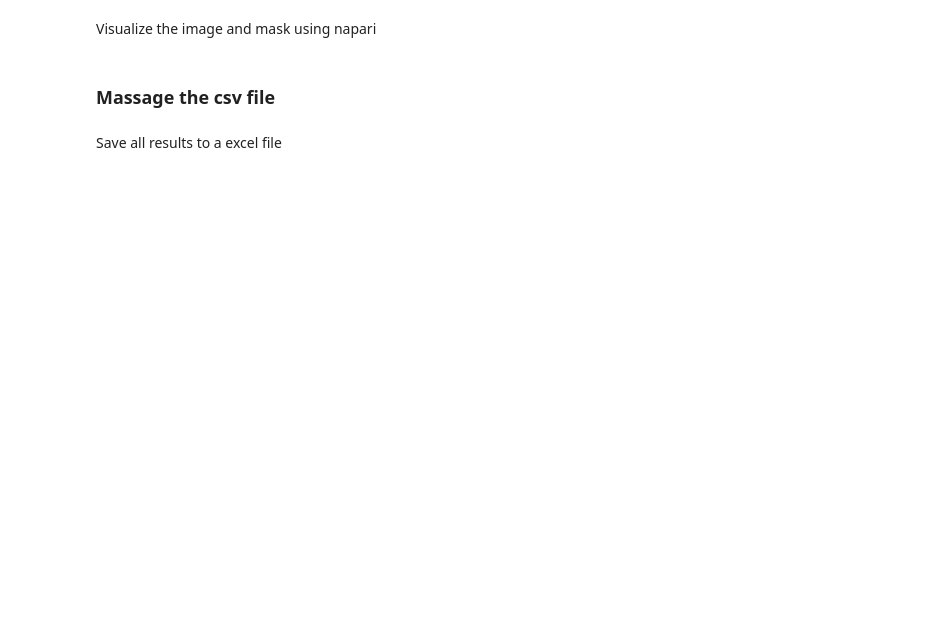
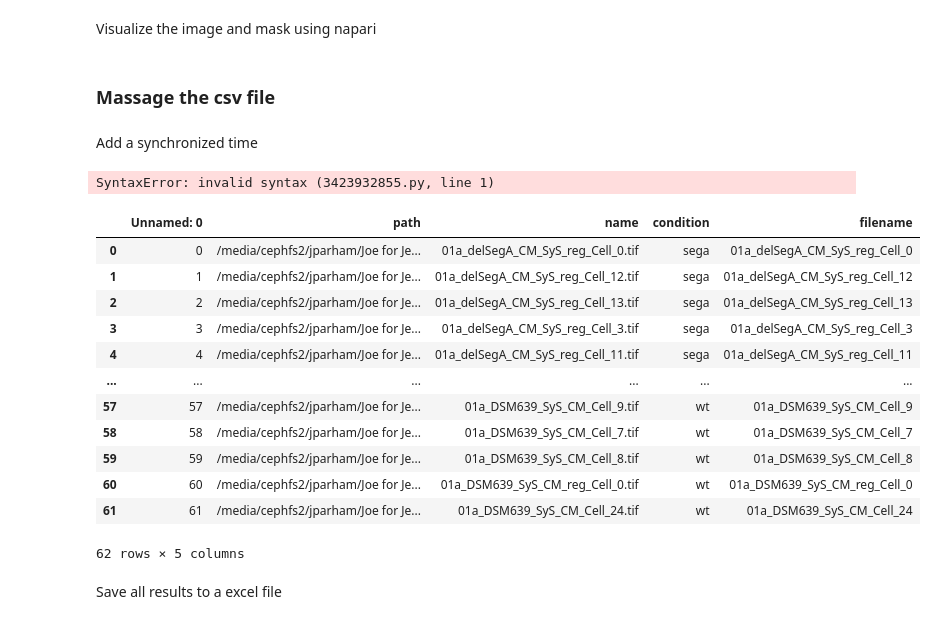
Before and after one commit to jboulanger/dna-movement-sufolobus, a Jupyter notebook: 2_Graphs.ipynb, the cells around one changed output. Drawn from its saved outputs; the diff is of its cells as text; code cells hidden in the pictures; blank space fills up the shorter version.

```diff
--- a/2_Graphs.ipynb
+++ b/2_Graphs.ipynb
@@ -111,3 +79,5 @@ v.add_vectors(vector, edge_width=0.1, edge_color="white", length=1)
 # %%
 import pandas as pd
 df = pd.read_csv('results.csv',index_col=0)
+# %% [markdown]
+Add a synchronized time
@@ -113,0 +92,20 @@ df = pd.read_csv('results.csv',index_col=0)
+# %%
+Add the condition
+# %% [output]
+SyntaxError: invalid syntax (3423932855.py, line 1)
+# %%
+filelist
+# %% [output]
+|  | Unnamed: 0 | path | name | condition | filename |
+| 0 | 0 | /media/cephfs2/jparham/Joe for Je... | 01a_delSegA_CM_SyS_reg_Cell_0.tif | sega | 01a_delSegA_CM_SyS_reg_Cell_0 |
+| 1 | 1 | /media/cephfs2/jparham/Joe for Je... | 01a_delSegA_CM_SyS_reg_Cell_12.tif | sega | 01a_delSegA_CM_SyS_reg_Cell_12 |
+| 2 | 2 | /media/cephfs2/jparham/Joe for Je... | 01a_delSegA_CM_SyS_reg_Cell_13.tif | sega | 01a_delSegA_CM_SyS_reg_Cell_13 |
+| 3 | 3 | /media/cephfs2/jparham/Joe for Je... | 01a_delSegA_CM_SyS_reg_Cell_3.tif | sega | 01a_delSegA_CM_SyS_reg_Cell_3 |
+| 4 | 4 | /media/cephfs2/jparham/Joe for Je... | 01a_delSegA_CM_SyS_reg_Cell_11.tif | sega | 01a_delSegA_CM_SyS_reg_Cell_11 |
+| ... | ... | ... | ... | ... | ... |
+| 57 | 57 | /media/cephfs2/jparham/Joe for Je... | 01a_DSM639_SyS_CM_Cell_9.tif | wt | 01a_DSM639_SyS_CM_Cell_9 |
+| 58 | 58 | /media/cephfs2/jparham/Joe for Je... | 01a_DSM639_SyS_CM_Cell_7.tif | wt | 01a_DSM639_SyS_CM_Cell_7 |
+| 59 | 59 | /media/cephfs2/jparham/Joe for Je... | 01a_DSM639_SyS_CM_Cell_8.tif | wt | 01a_DSM639_SyS_CM_Cell_8 |
+| 60 | 60 | /media/cephfs2/jparham/Joe for Je... | 01a_DSM639_SyS_CM_reg_Cell_0.tif | wt | 01a_DSM639_SyS_CM_reg_Cell_0 |
+| 61 | 61 | /media/cephfs2/jparham/Joe for Je... | 01a_DSM639_SyS_CM_Cell_24.tif | wt | 01a_DSM639_SyS_CM_Cell_24 |
+62 rows × 5 columns
```
Also changed, not shown: parts of 17 cells of this notebook, 7 other files.
